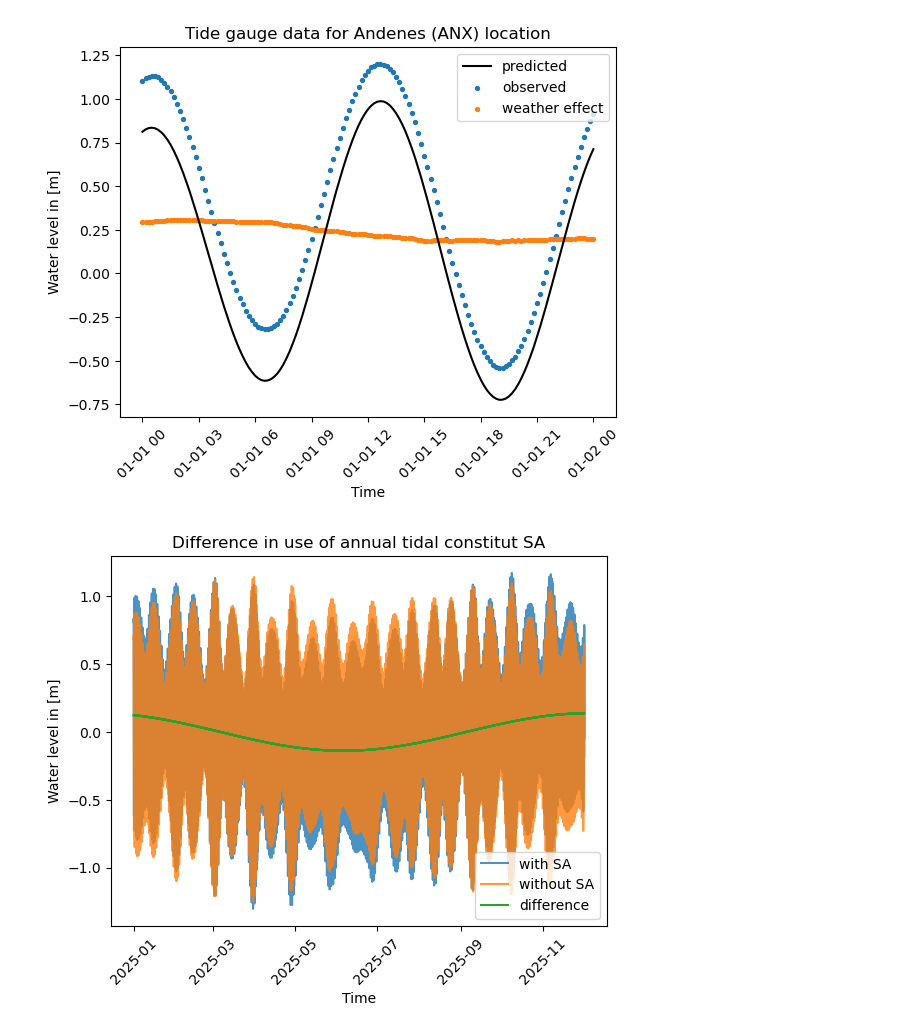
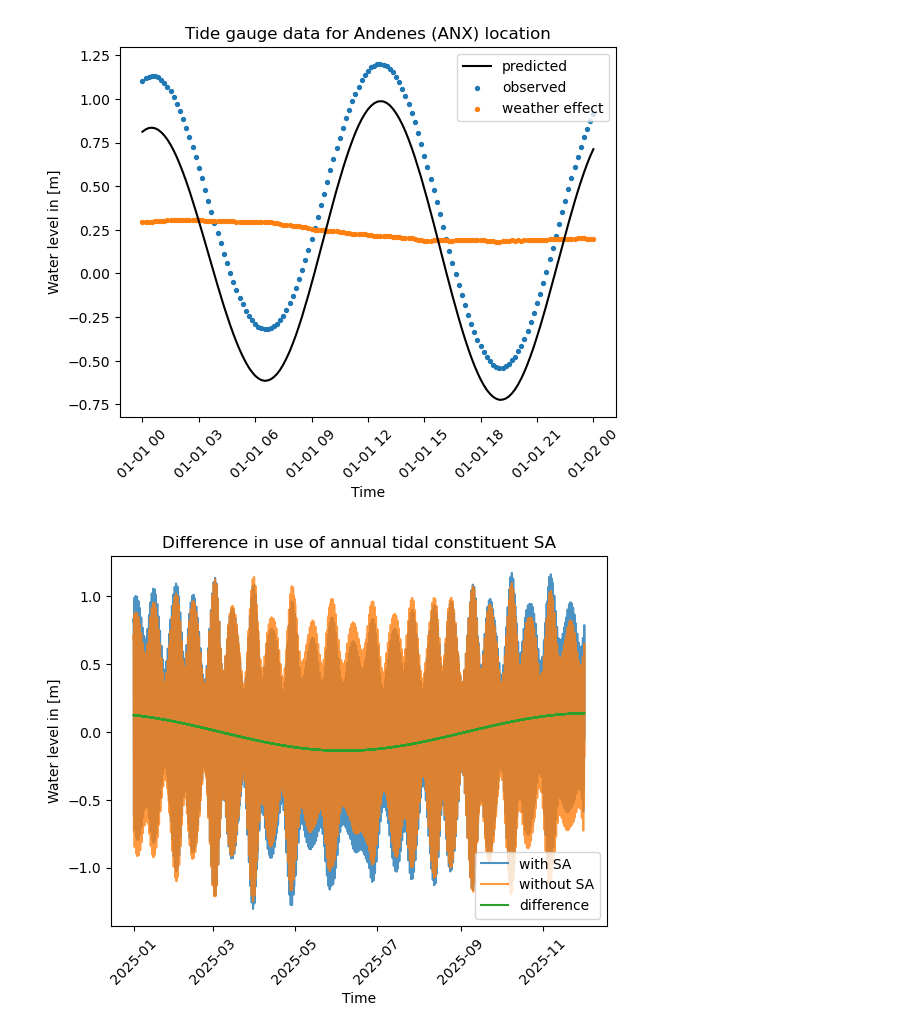
Before and after one commit to kartverket/midgard, a Jupyter notebook: notebooks/api/water_level_api.ipynb, the cells around one changed output. Drawn from its saved outputs; the diff is of its cells as text; code cells hidden in the pictures.

```diff
--- a/notebooks/api/water_level_api.ipynb
+++ b/notebooks/api/water_level_api.ipynb
@@ -243,32 +243,32 @@ api = water_level_api.WaterLevelApi(
 
 # Get data as dataset
 dset_no_sa = api.as_dataset()
 
 # Plot data
 plt.plot(
         dset_sa.time.datetime,
         dset_sa.water_level,
         label="with SA",
         alpha=0.8,
 )
 plt.plot(
         dset_no_sa.time.datetime,
         dset_no_sa.water_level,
         label="without SA",
         alpha=0.8,
 )
 plt.plot(
         dset_sa.time.datetime,
         dset_sa.water_level - dset_no_sa.water_level,
         label="difference",
 )
 plt.title(
-    f"Difference in use of annual tidal constitut SA"
+    f"Difference in use of annual tidal constituent SA"
 )
 plt.xlabel("Time")
 plt.ylabel("Water level in [m]")
 plt.xticks(rotation=45)
 plt.legend()
 plt.show()
 # %% [output]
-[figure, old version]
+[figure, new version]
```
